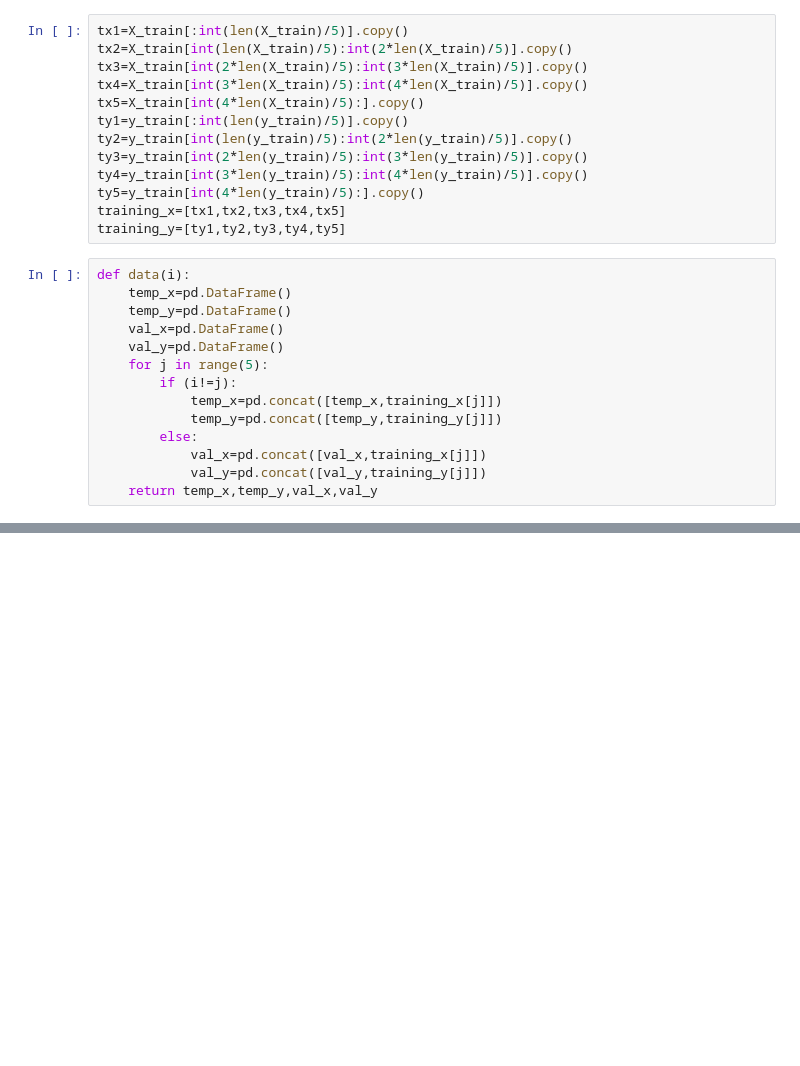
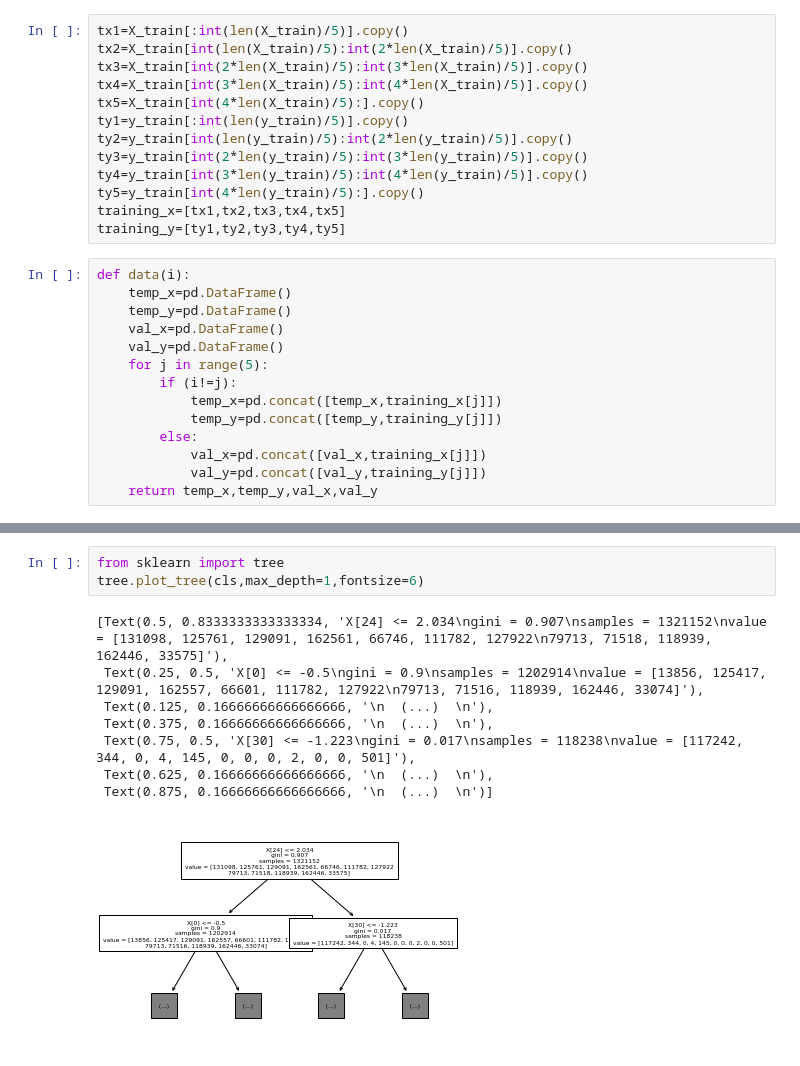
Before and after one commit to vivekmadhavaram/SMAI-Project---Team-30, a Jupyter notebook: Decision Tree.ipynb, the cells around one changed output, grey strips where cells are left out. Cells and saved outputs as stored; diff of their text form; blank space fills up the shorter version.

```diff
--- a/Decision Tree.ipynb
+++ b/Decision Tree.ipynb
@@ -172,0 +182,12 @@ Confusion Matrix
+# %%
+from sklearn import tree
+tree.plot_tree(cls,max_depth=1,fontsize=6)
+# %% [output]
+[Text(0.5, 0.8333333333333334, 'X[24] <= 2.034\ngini = 0.907\nsamples = 1321152\nvalue = [131098, 125761, 129091, 162561, 66746, 111782, 127922\n79713, 71518, 118939, 162446, 33575]'),
+ Text(0.25, 0.5, 'X[0] <= -0.5\ngini = 0.9\nsamples = 1202914\nvalue = [13856, 125417, 129091, 162557, 66601, 111782, 127922\n79713, 71516, 118939, 162446, 33074]'),
+ Text(0.125, 0.16666666666666666, '\n  (...)  \n'),
+ Text(0.375, 0.16666666666666666, '\n  (...)  \n'),
+ Text(0.75, 0.5, 'X[30] <= -1.223\ngini = 0.017\nsamples = 118238\nvalue = [117242, 344, 0, 4, 145, 0, 0, 0, 2, 0, 0, 501]'),
+ Text(0.625, 0.16666666666666666, '\n  (...)  \n'),
+ Text(0.875, 0.16666666666666666, '\n  (...)  \n')]
+[figure, added]
```
Also changed, not shown: parts of 2 cells of this notebook, 1 other file.
